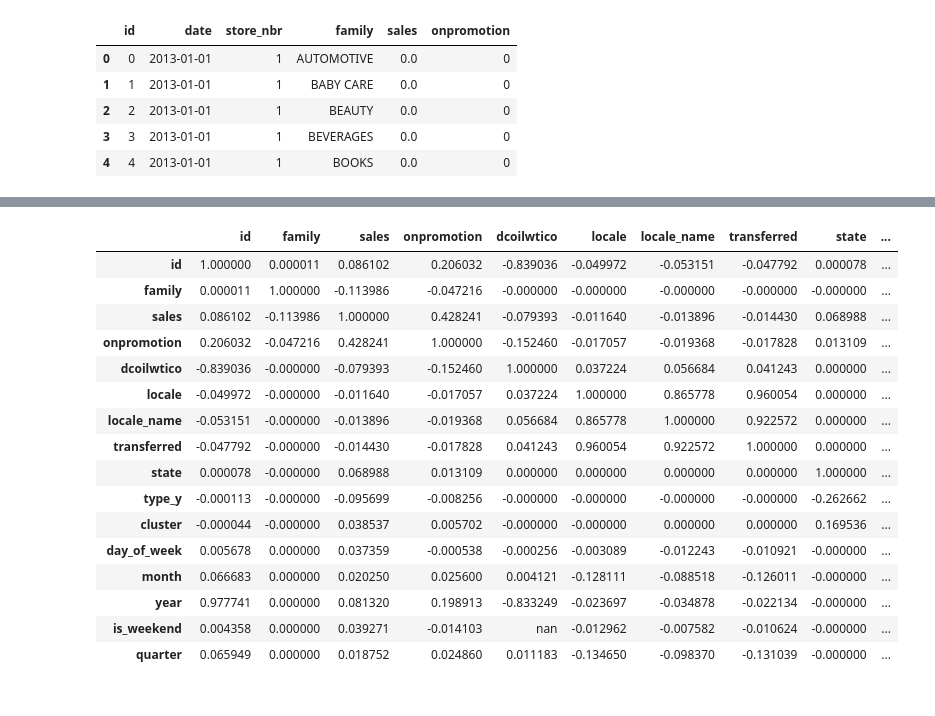
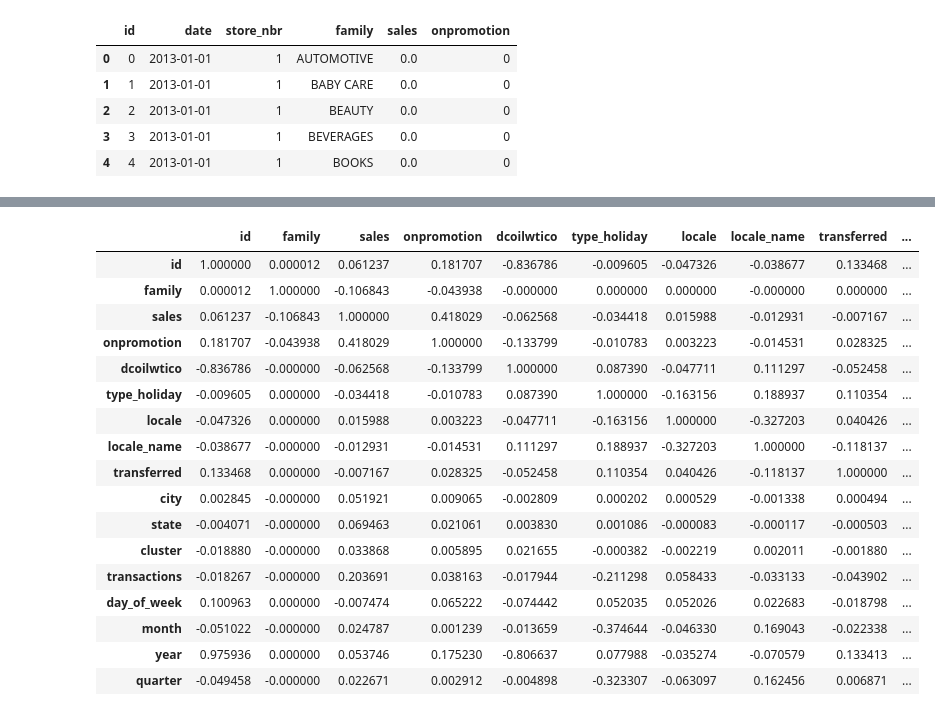
Before and after one commit to VidWantsToDevelop/Kaggle_Solutions, a Jupyter notebook: Competitions/data/StoreSalesTimeSeriesForecasting/SSTSF_model.ipynb, the cells around one changed output, grey strips where cells are left out. Saved outputs shown, nothing was run; the diff lists cells and outputs as text; code cells hidden in the pictures.

```diff
--- a/Competitions/data/StoreSalesTimeSeriesForecasting/SSTSF_model.ipynb
+++ b/Competitions/data/StoreSalesTimeSeriesForecasting/SSTSF_model.ipynb
@@ -26,17 +27,19 @@ train.head(5)
 | 4 | 4 | 2013-01-01 | 1 | BOOKS | 0.0 | 0 |
 # %%
 def merge(df, m_df, on = 'date'):
- df = pd.merge(how = 'left', on = on, left = df, right = m_df)
+ df = pd.merge(how = 'inner', on = on, left = df, right = m_df)
 
  return df
 
 train = merge(train, oil)
 train = merge(train, h_days)
 train = merge(train, stores, "store_nbr")
+train = merge(train, transactions, ["store_nbr", "date"])
 
 test = merge(test, oil)
 test = merge(test, h_days)
 test = merge(test, stores, "store_nbr")
+test = merge(test, transactions, ["store_nbr", "date"])
 
 train = train.drop(['store_nbr'], axis = 1)
 test = test.drop(['store_nbr'], axis = 1)
@@ -47,11 +50,12 @@ check = pd.to_datetime(['2018-10-26 12:00 -0530', '2018-10-26 12:00 -0500'],
 def split_date(df):
  df['date'] = pd.to_datetime(df['date'])
 
- df['day_of_week'] = df['date'].apply(lambda x: x.day_of_week)
+ df['day_of_week'] = df['date'].apply(lambda x: x.dayofweek)
  df['month'] = df['date'].apply(lambda x: x.month)
  df['year'] = df['date'].apply(lambda x: x.year)
- df['is_weekend'] = df['day_of_week'].apply(lambda x: 1 if x > 5 else 0)
  df['quarter'] = df['date'].apply(lambda x: x.quarter)
+
+ df = df.drop(['date'], axis = 1)
 
  return df
 
@@ -69,7 +68,7 @@ train.head(5)
 # %%
 def encode(df):
  le = LabelEncoder()
- cols_to_encode = ["family", "state", "type_y", "locale", "locale_name", "transferred"]
+ cols_to_encode = ["family", "state", "type_holiday", "type_store", "locale", "locale_name", "transferred", "city"]
 
  for c in cols_to_encode:
   df[c] = le.fit_transform(df[c])
@@ -101,20 +100,24 @@ array(['Primer dia del ano', nan, 'Recupero puente Navidad',
 # %%
+train = train.drop(["type_store"], axis = 1)
+test = test.drop(["type_store"], axis = 1)
+
 train.corr().style.background_gradient("YlOrBr")
 # %% [output]
-|  | id | family | sales | onpromotion | dcoilwtico | locale | locale_name | transferred | state | ... |
-| id | 1.000000 | 0.000011 | 0.086102 | 0.206032 | -0.839036 | -0.049972 | -0.053151 | -0.047792 | 0.000078 | ... |
-| family | 0.000011 | 1.000000 | -0.113986 | -0.047216 | -0.000000 | -0.000000 | -0.000000 | -0.000000 | -0.000000 | ... |
-| sales | 0.086102 | -0.113986 | 1.000000 | 0.428241 | -0.079393 | -0.011640 | -0.013896 | -0.014430 | 0.068988 | ... |
-| onpromotion | 0.206032 | -0.047216 | 0.428241 | 1.000000 | -0.152460 | -0.017057 | -0.019368 | -0.017828 | 0.013109 | ... |
-| dcoilwtico | -0.839036 | -0.000000 | -0.079393 | -0.152460 | 1.000000 | 0.037224 | 0.056684 | 0.041243 | 0.000000 | ... |
-| locale | -0.049972 | -0.000000 | -0.011640 | -0.017057 | 0.037224 | 1.000000 | 0.865778 | 0.960054 | 0.000000 | ... |
-| locale_name | -0.053151 | -0.000000 | -0.013896 | -0.019368 | 0.056684 | 0.865778 | 1.000000 | 0.922572 | 0.000000 | ... |
-| transferred | -0.047792 | -0.000000 | -0.014430 | -0.017828 | 0.041243 | 0.960054 | 0.922572 | 1.000000 | 0.000000 | ... |
-| state | 0.000078 | -0.000000 | 0.068988 | 0.013109 | 0.000000 | 0.000000 | 0.000000 | 0.000000 | 1.000000 | ... |
-| type_y | -0.000113 | -0.000000 | -0.095699 | -0.008256 | -0.000000 | -0.000000 | -0.000000 | -0.000000 | -0.262662 | ... |
-| cluster | -0.000044 | -0.000000 | 0.038537 | 0.005702 | -0.000000 | -0.000000 | 0.000000 | 0.000000 | 0.169536 | ... |
-| day_of_week | 0.005678 | 0.000000 | 0.037359 | -0.000538 | -0.000256 | -0.003089 | -0.012243 | -0.010921 | -0.000000 | ... |
-| month | 0.066683 | 0.000000 | 0.020250 | 0.025600 | 0.004121 | -0.128111 | -0.088518 | -0.126011 | -0.000000 | ... |
-| year | 0.977741 | 0.000000 | 0.081320 | 0.198913 | -0.833249 | -0.023697 | -0.034878 | -0.022134 | -0.000000 | ... |
-| is_weekend | 0.004358 | 0.000000 | 0.039271 | -0.014103 | nan | -0.012962 | -0.007582 | -0.010624 | -0.000000 | ... |
-| quarter | 0.065949 | 0.000000 | 0.018752 | 0.024860 | 0.011183 | -0.134650 | -0.098370 | -0.131039 | -0.000000 | ... |
+|  | id | family | sales | onpromotion | dcoilwtico | type_holiday | locale | locale_name | transferred | ... |
+| id | 1.000000 | 0.000012 | 0.061237 | 0.181707 | -0.836786 | -0.009605 | -0.047326 | -0.038677 | 0.133468 | ... |
+| family | 0.000012 | 1.000000 | -0.106843 | -0.043938 | -0.000000 | 0.000000 | 0.000000 | -0.000000 | 0.000000 | ... |
+| sales | 0.061237 | -0.106843 | 1.000000 | 0.418029 | -0.062568 | -0.034418 | 0.015988 | -0.012931 | -0.007167 | ... |
+| onpromotion | 0.181707 | -0.043938 | 0.418029 | 1.000000 | -0.133799 | -0.010783 | 0.003223 | -0.014531 | 0.028325 | ... |
+| dcoilwtico | -0.836786 | -0.000000 | -0.062568 | -0.133799 | 1.000000 | 0.087390 | -0.047711 | 0.111297 | -0.052458 | ... |
+| type_holiday | -0.009605 | 0.000000 | -0.034418 | -0.010783 | 0.087390 | 1.000000 | -0.163156 | 0.188937 | 0.110354 | ... |
+| locale | -0.047326 | 0.000000 | 0.015988 | 0.003223 | -0.047711 | -0.163156 | 1.000000 | -0.327203 | 0.040426 | ... |
+| locale_name | -0.038677 | -0.000000 | -0.012931 | -0.014531 | 0.111297 | 0.188937 | -0.327203 | 1.000000 | -0.118137 | ... |
+| transferred | 0.133468 | 0.000000 | -0.007167 | 0.028325 | -0.052458 | 0.110354 | 0.040426 | -0.118137 | 1.000000 | ... |
+| city | 0.002845 | -0.000000 | 0.051921 | 0.009065 | -0.002809 | 0.000202 | 0.000529 | -0.001338 | 0.000494 | ... |
+| state | -0.004071 | -0.000000 | 0.069463 | 0.021061 | 0.003830 | 0.001086 | -0.000083 | -0.000117 | -0.000503 | ... |
+| cluster | -0.018880 | -0.000000 | 0.033868 | 0.005895 | 0.021655 | -0.000382 | -0.002219 | 0.002011 | -0.001880 | ... |
+| transactions | -0.018267 | -0.000000 | 0.203691 | 0.038163 | -0.017944 | -0.211298 | 0.058433 | -0.033133 | -0.043902 | ... |
+| day_of_week | 0.100963 | 0.000000 | -0.007474 | 0.065222 | -0.074442 | 0.052035 | 0.052026 | 0.022683 | -0.018798 | ... |
+| month | -0.051022 | -0.000000 | 0.024787 | 0.001239 | -0.013659 | -0.374644 | -0.046330 | 0.169043 | -0.022338 | ... |
+| year | 0.975936 | 0.000000 | 0.053746 | 0.175230 | -0.806637 | 0.077988 | -0.035274 | -0.070579 | 0.133413 | ... |
+| quarter | -0.049458 | -0.000000 | 0.022671 | 0.002912 | -0.004898 | -0.323307 | -0.063097 | 0.162456 | 0.006871 | ... |
```
Also changed, not shown: parts of 8 cells of this notebook.
